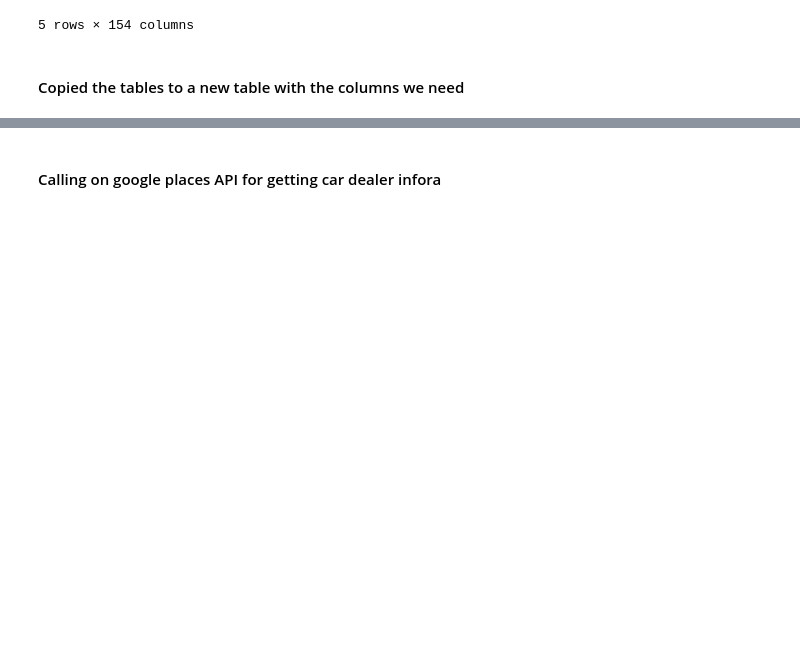
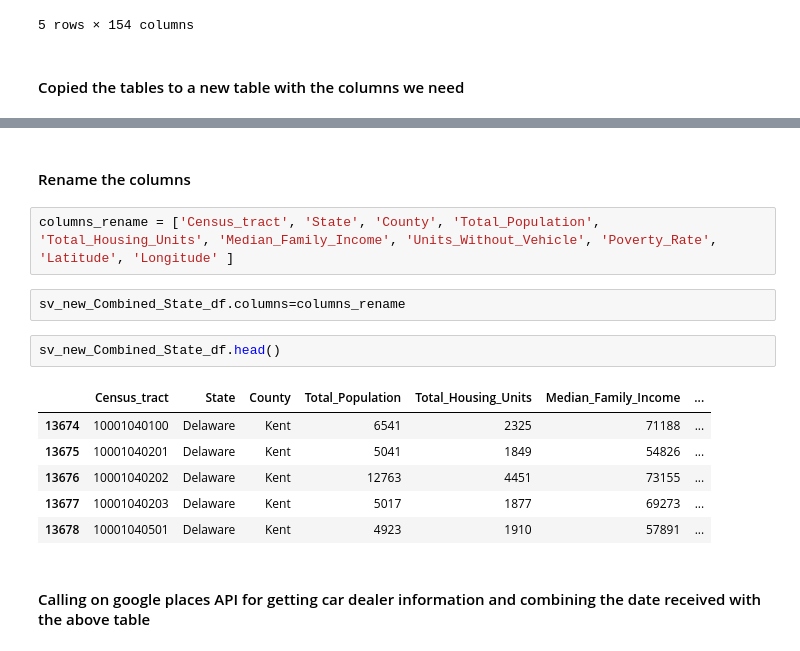
Before and after one commit to hardik77us/ETL-Project, a Jupyter notebook: Program Files/ETL-Program.ipynb, the cells around one changed output, grey strips where cells are left out. Saved outputs shown, nothing was run; the diff lists cells and outputs as text; blank space fills up the shorter version.

```diff
--- a/Program Files/ETL-Program.ipynb
+++ b/Program Files/ETL-Program.ipynb
@@ -68,5 +68,20 @@ sv_new_Combined_State_df.head()
 | 13676 | 10001040202 | Delaware | Kent | 12763 | 4451 | 73155 | 121 | 5.3 | 39.263964 | ... |
 | 13677 | 10001040203 | Delaware | Kent | 5017 | 1877 | 69273 | 146 | 11.9 | 39.285868 | ... |
 | 13678 | 10001040501 | Delaware | Kent | 4923 | 1910 | 57891 | 142 | 16.9 | 39.199584 | ... |
+# %% [markdown]
+#### Rename the columns
+# %%
+columns_rename = ['Census_tract', 'State', 'County', 'Total_Population', 'Total_Housing_Units', 'Median_Family_Income', 'Units_Without_Vehicle', 'Poverty_Rate',  'Latitude', 'Longitude' ]
+# %%
+sv_new_Combined_State_df.columns=columns_rename
+# %%
+sv_new_Combined_State_df.head()
+# %% [output]
+|  | Census_tract | State | County | Total_Population | Total_Housing_Units | Median_Family_Income | ... |
+| 13674 | 10001040100 | Delaware | Kent | 6541 | 2325 | 71188 | ... |
+| 13675 | 10001040201 | Delaware | Kent | 5041 | 1849 | 54826 | ... |
+| 13676 | 10001040202 | Delaware | Kent | 12763 | 4451 | 73155 | ... |
+| 13677 | 10001040203 | Delaware | Kent | 5017 | 1877 | 69273 | ... |
+| 13678 | 10001040501 | Delaware | Kent | 4923 | 1910 | 57891 | ... |
 # %% [markdown]
-#### Calling on google places API for getting car dealer infora
+#### Calling on google places API for getting car dealer information and combining the date received with the above table
```
Also changed, not shown: parts of 3 cells of this notebook, 1 other file.
